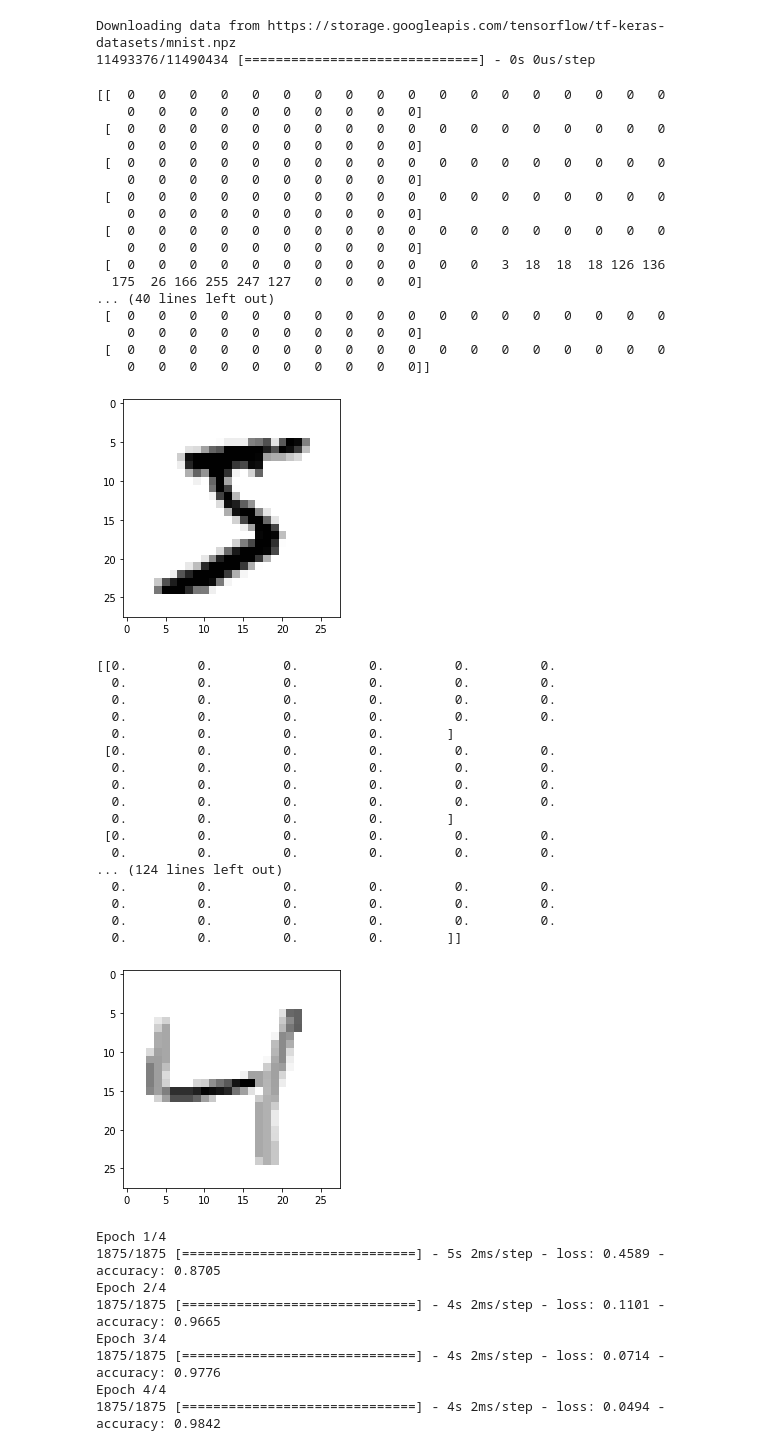
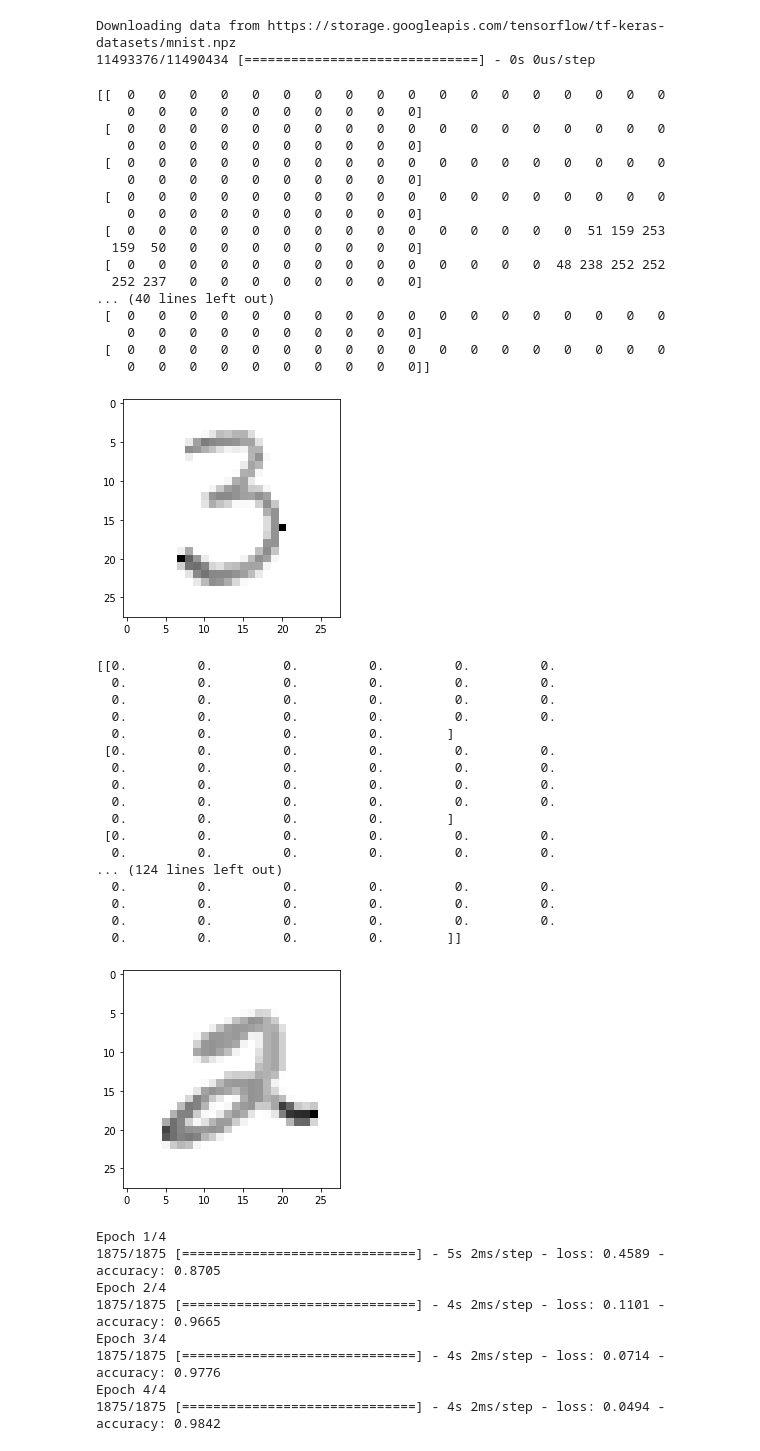
Before and after one commit to iam-smjamilsagar/Deep-Learning-basics-with-Python-TensorFlow-and-Keras, a Jupyter notebook: TensorFlow,_and_Keras_tutorial.ipynb, the cells around one changed output. Saved outputs shown, nothing was run; the diff lists cells and outputs as text; code cells hidden in the pictures.

```diff
--- a/TensorFlow,_and_Keras_tutorial.ipynb
+++ b/TensorFlow,_and_Keras_tutorial.ipynb
@@ -11,7 +11,7 @@ mnist = tf.keras.datasets.mnist
 Downloading data from https://storage.googleapis.com/tensorflow/tf-keras-datasets/mnist.npz
 11493376/11490434 [==============================] - 0s 0us/step
 # %%
-print(x_train[0])
+print(x_train[1])
 # %% [output]
 [[  0   0   0   0   0   0   0   0   0   0   0   0   0   0   0   0   0   0
     0   0   0   0   0   0   0   0   0   0]
@@ -21,10 +21,10 @@ print(x_train[0])
     0   0   0   0   0   0   0   0   0   0]
  [  0   0   0   0   0   0   0   0   0   0   0   0   0   0   0   0   0   0
     0   0   0   0   0   0   0   0   0   0]
- [  0   0   0   0   0   0   0   0   0   0   0   0   0   0   0   0   0   0
-    0   0   0   0   0   0   0   0   0   0]
- [  0   0   0   0   0   0   0   0   0   0   0   0   3  18  18  18 126 136
-  175  26 166 255 247 127   0   0   0   0]
+ [  0   0   0   0   0   0   0   0   0   0   0   0   0   0   0  51 159 253
+  159  50   0   0   0   0   0   0   0   0]
+ [  0   0   0   0   0   0   0   0   0   0   0   0   0   0  48 238 252 252
+  252 237   0   0   0   0   0   0   0   0]
 ... (40 lines left out)
  [  0   0   0   0   0   0   0   0   0   0   0   0   0   0   0   0   0   0
     0   0   0   0   0   0   0   0   0   0]
@@ -33,37 +33,37 @@ print(x_train[0])
 # %%
 import matplotlib.pyplot as plt
 
-plt.imshow(x_train[0],cmap=plt.cm.binary)
+plt.imshow(x_train[50],cmap=plt.cm.binary)
 plt.show()
 
 x_train = tf.keras.utils.normalize(x_train, axis=1)
 x_test = tf.keras.utils.normalize(x_test, axis=1)
 # %% [output]
-[figure, old version]
+[figure, new version]
 # %%
-print(x_train[2])
+print(x_train[1])
 
-plt.imshow(x_train[2],cmap=plt.cm.binary)
+plt.imshow(x_train[5],cmap=plt.cm.binary)
 plt.show()
 # %% [output]
 [[0.         0.         0.         0.         0.         0.
   0.         0.         0.         0.         0.         0.
   0.         0.         0.         0.         0.         0.
   0.         0.         0.         0.         0.         0.
   0.         0.         0.         0.        ]
  [0.         0.         0.         0.         0.         0.
   0.         0.         0.         0.         0.         0.
   0.         0.         0.         0.         0.         0.
   0.         0.         0.         0.         0.         0.
   0.         0.         0.         0.        ]
  [0.         0.         0.         0.         0.         0.
   0.         0.         0.         0.         0.         0.
 ... (124 lines left out)
   0.         0.         0.         0.         0.         0.
   0.         0.         0.         0.         0.         0.
   0.         0.         0.         0.         0.         0.
   0.         0.         0.         0.        ]]
-[figure, old version]
+[figure, new version]
 # %%
 model = tf.keras.models.Sequential() # a basic feed-forward model
 model.add(tf.keras.layers.Flatten()) # takes our 28x28 and makes it 1x784
```
